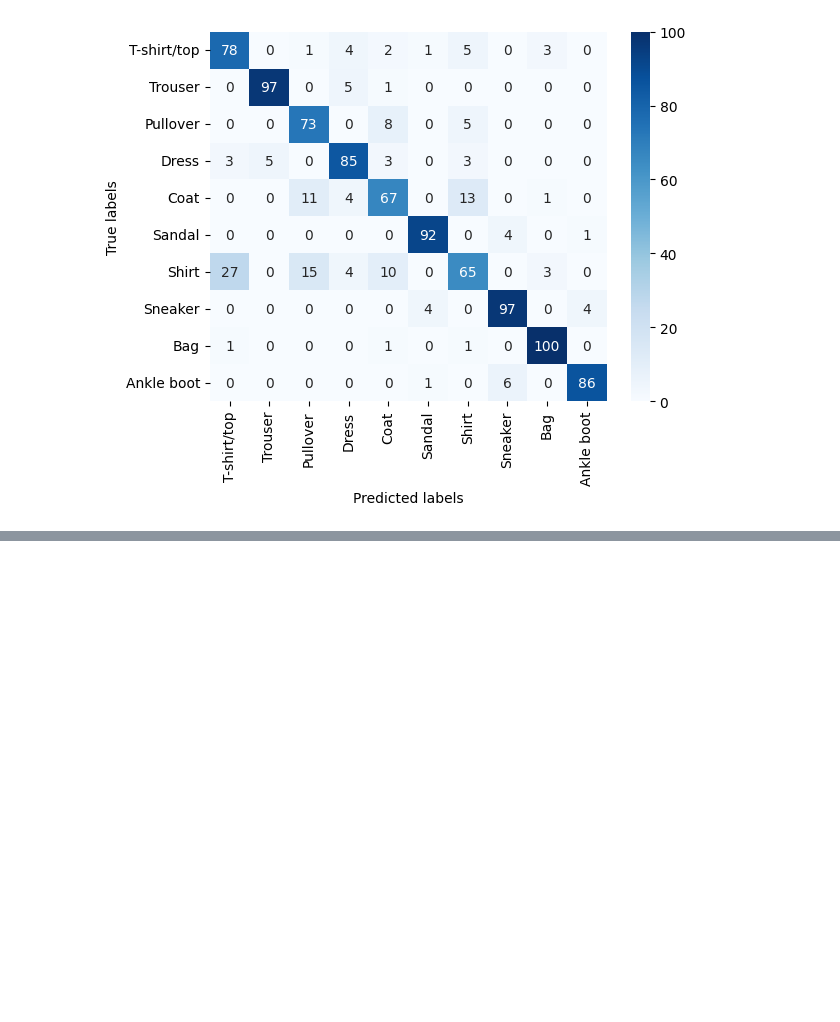
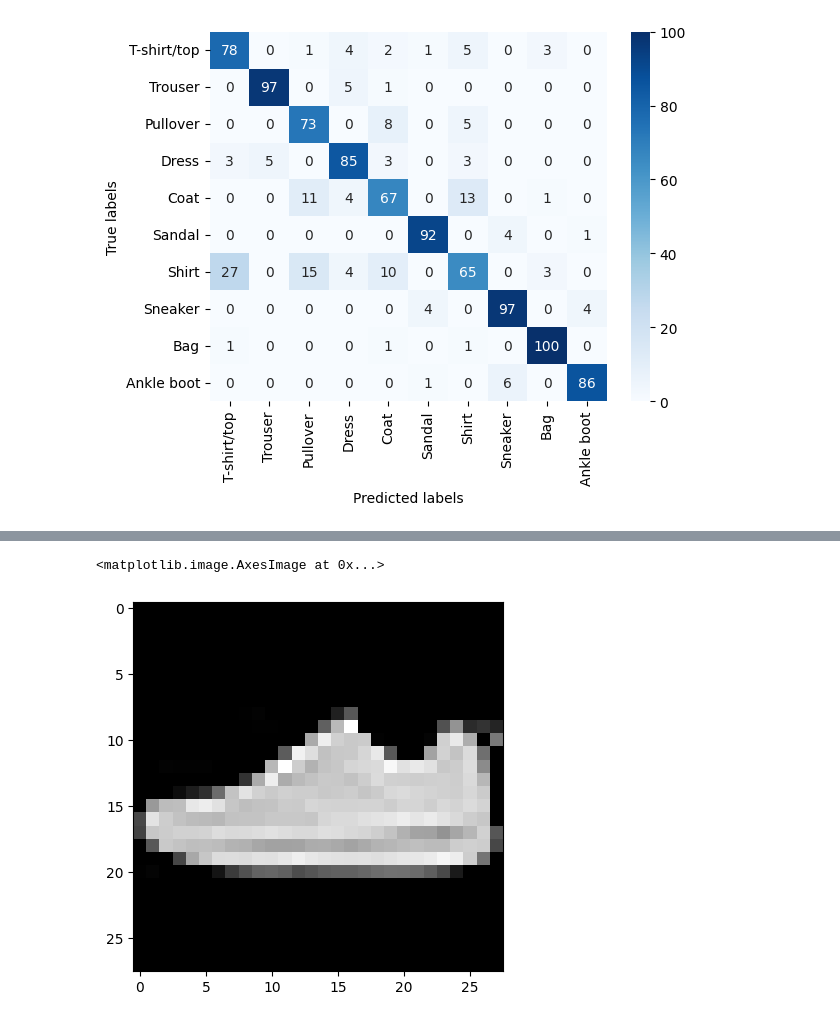
Before and after one commit to sentongo-web/LAB-SCENARIOS, a Jupyter notebook: FashionMNST.ipynb, the cells around one changed output, grey strips where cells are left out. Drawn from its saved outputs; the diff is of its cells as text; code cells hidden in the pictures; blank space fills up the shorter version.

```diff
--- a/FashionMNST.ipynb
+++ b/FashionMNST.ipynb
@@ -287,0 +587,11 @@ plt.show()
+# %%
+# Choose a random index from the test dataset
+random_idx = np.random.choice(len(x_test))
+
+# Use the selected index to fetch the corresponding image
+test_img = x_test[random_idx]
+# Display the selected image
+plt.imshow(test_img.reshape(28, 28), cmap='gray')
+# %% [output]
+<matplotlib.image.AxesImage at 0x...>
+[figure, added]
```
Also changed, not shown: parts of 9 cells of this notebook, 1 other file.
